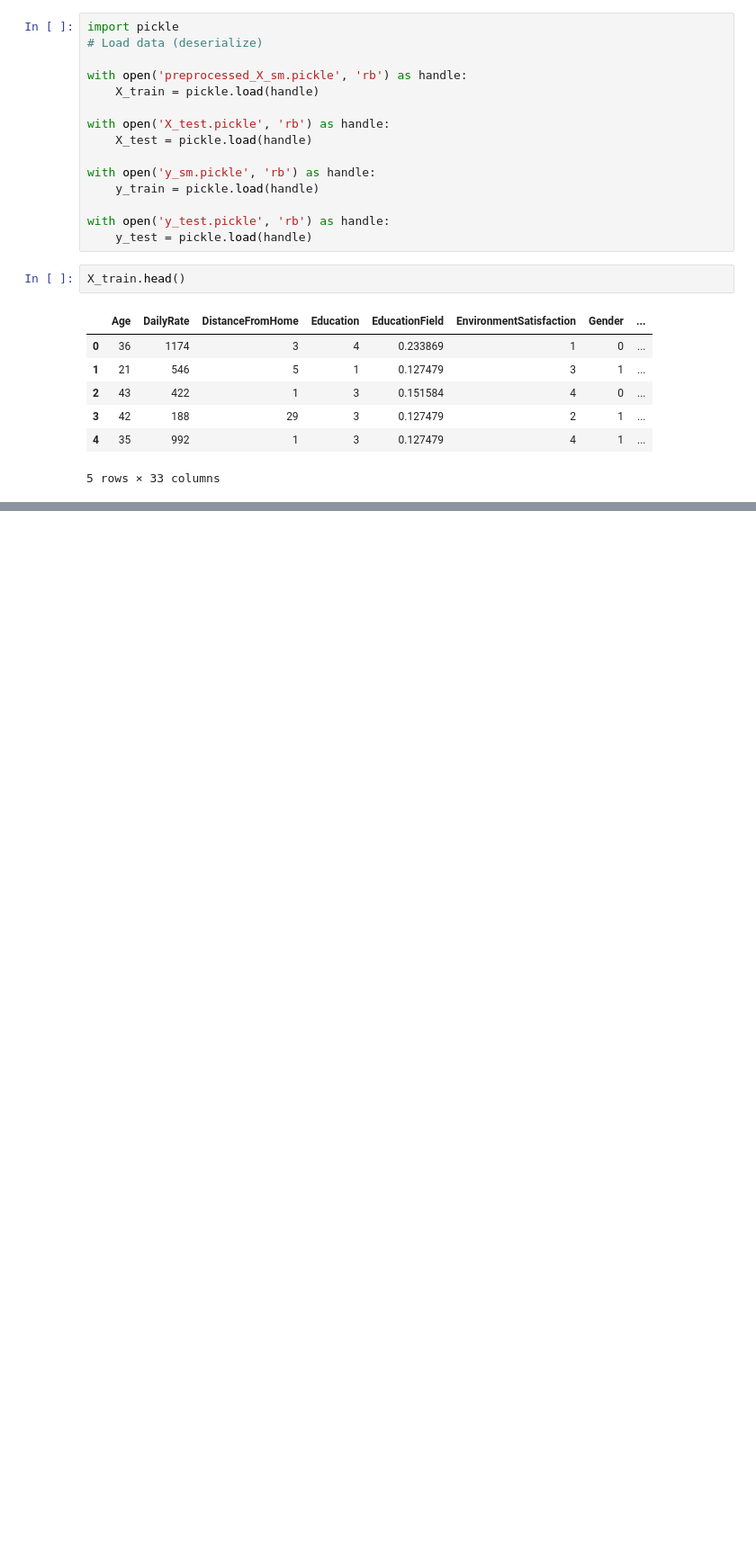
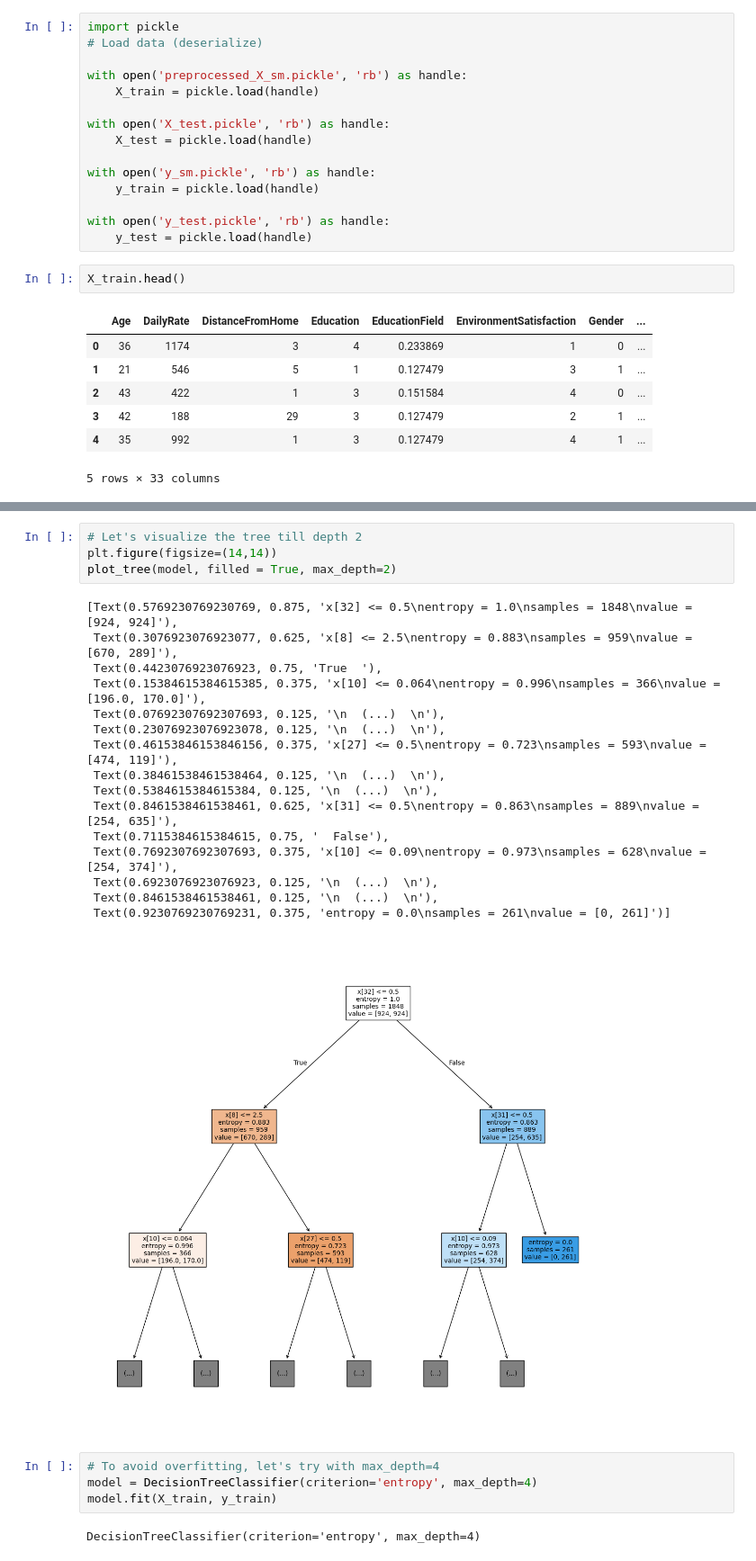
Before and after one commit to Himanshu-Kumar-123/ML-Supervised-Learning, a Jupyter notebook: Decision_Trees.ipynb, the cells around one changed output, grey strips where cells are left out. Shown: that part at 90% size. Drawn from its saved outputs; the diff is of its cells as text; blank space fills up the shorter version.

```diff
--- a/Decision_Trees.ipynb
+++ b/Decision_Trees.ipynb
@@ -57,0 +108,27 @@ X_train.head()
+# %%
+# Let's visualize the tree till depth 2
+plt.figure(figsize=(14,14))
+plot_tree(model, filled = True, max_depth=2)
+# %% [output]
+[Text(0.5769230769230769, 0.875, 'x[32] <= 0.5\nentropy = 1.0\nsamples = 1848\nvalue = [924, 924]'),
+ Text(0.3076923076923077, 0.625, 'x[8] <= 2.5\nentropy = 0.883\nsamples = 959\nvalue = [670, 289]'),
+ Text(0.4423076923076923, 0.75, 'True  '),
+ Text(0.15384615384615385, 0.375, 'x[10] <= 0.064\nentropy = 0.996\nsamples = 366\nvalue = [196.0, 170.0]'),
+ Text(0.07692307692307693, 0.125, '\n  (...)  \n'),
+ Text(0.23076923076923078, 0.125, '\n  (...)  \n'),
+ Text(0.46153846153846156, 0.375, 'x[27] <= 0.5\nentropy = 0.723\nsamples = 593\nvalue = [474, 119]'),
+ Text(0.38461538461538464, 0.125, '\n  (...)  \n'),
+ Text(0.5384615384615384, 0.125, '\n  (...)  \n'),
+ Text(0.8461538461538461, 0.625, 'x[31] <= 0.5\nentropy = 0.863\nsamples = 889\nvalue = [254, 635]'),
+ Text(0.7115384615384615, 0.75, '  False'),
+ Text(0.7692307692307693, 0.375, 'x[10] <= 0.09\nentropy = 0.973\nsamples = 628\nvalue = [254, 374]'),
+ Text(0.6923076923076923, 0.125, '\n  (...)  \n'),
+ Text(0.8461538461538461, 0.125, '\n  (...)  \n'),
+ Text(0.9230769230769231, 0.375, 'entropy = 0.0\nsamples = 261\nvalue = [0, 261]')]
+[figure, added]
+# %%
+# To avoid overfitting, let's try with max_depth=4
+model = DecisionTreeClassifier(criterion='entropy', max_depth=4)
+model.fit(X_train, y_train)
+# %% [output]
+DecisionTreeClassifier(criterion='entropy', max_depth=4)
```
Also changed, not shown: parts of 15 cells of this notebook.
